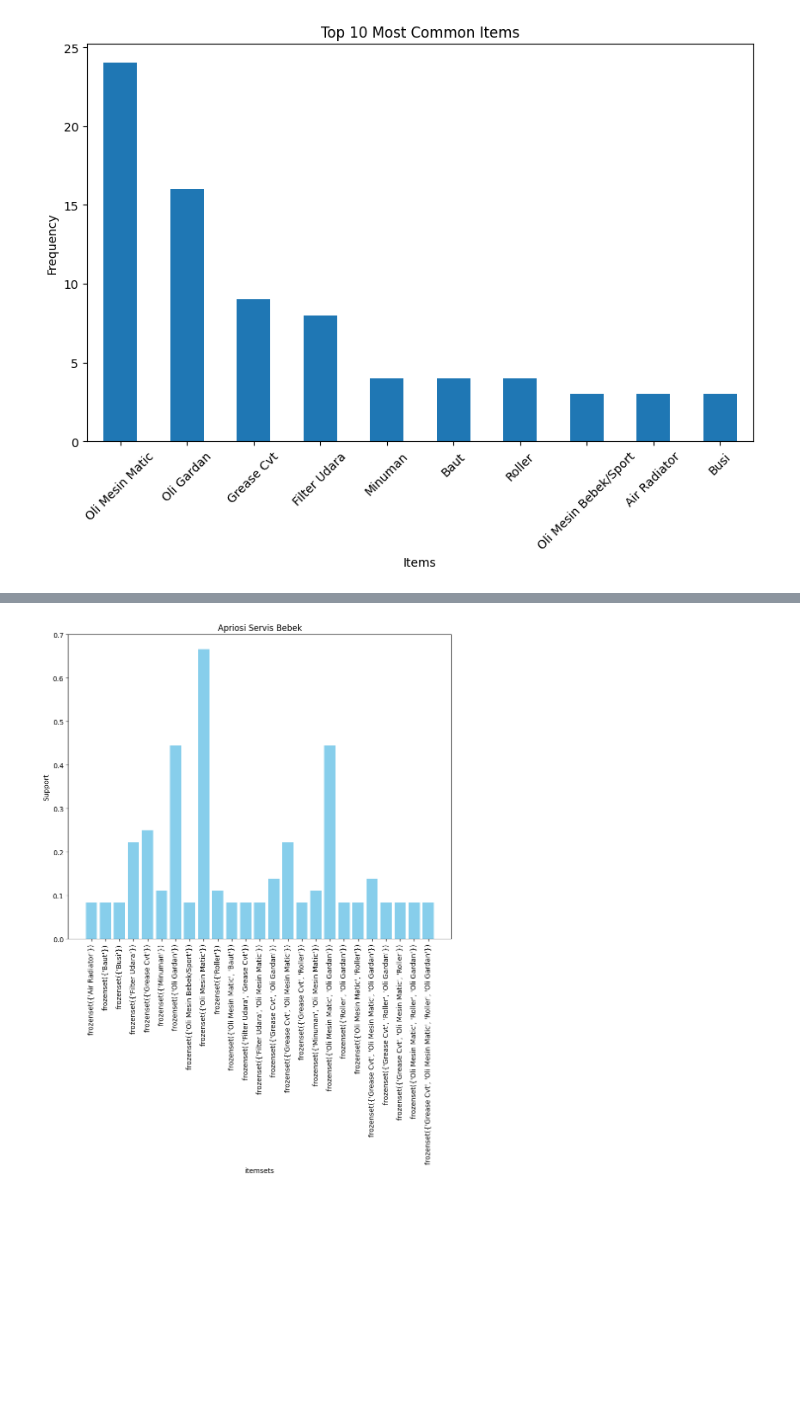
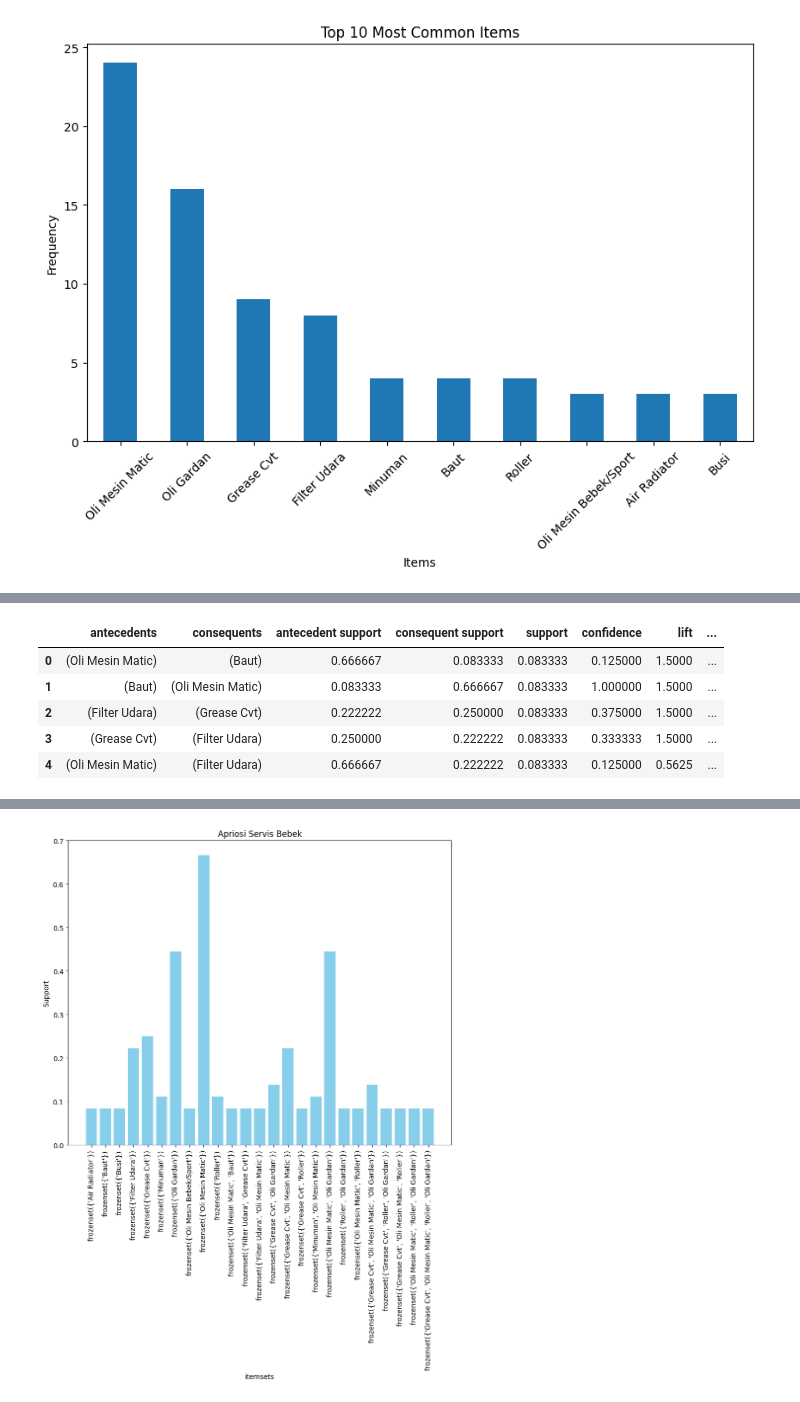
Before and after one commit to DhafinRA/Apriori, a Jupyter notebook: Apriori.ipynb, the cells around one changed output, grey strips where cells are left out. Saved outputs shown, nothing was run; the diff lists cells and outputs as text; code cells hidden in the pictures; blank space fills up the shorter version.

```diff
--- a/Apriori.ipynb
+++ b/Apriori.ipynb
@@ -165,0 +161,31 @@ print(frequent_itemsets)
+# %%
+# memasukkan Association Rules dengan menggunakan k-item 1
+ass_rules = association_rules(frequent_itemsets, metric='confidence', min_threshold=0.07, num_itemsets=1)
+ass_rules.head()
+
+# Antecedents
+# Item atau kelompok item yang menjadi kondisi awal dalam aturan asosiasi.
+# Misalnya, (Oli Mesin Matic) menunjukkan bahwa aturan dimulai dari pembelian "Oli Mesin Matic".
+
+# Consequents
+# Item atau kelompok item yang menjadi hasil dari aturan asosiasi.
+# Misalnya, (Baut) berarti "Baut" cenderung dibeli setelah "Oli Mesin Matic".
+
+# Support
+# Proporsi transaksi yang mengandung antecedents dan consequents secara bersamaan.
+# Misalnya, 0.083333 menunjukkan bahwa 8,33% transaksi mengandung "Oli Mesin Matic" dan "Baut".
+
+# Confidence
+# Probabilitas bahwa consequents terjadi jika antecedents terjadi.
+# Misalnya, 0.125000 menunjukkan bahwa jika "Oli Mesin Matic" dibeli, ada 12,5% kemungkinan "Baut" juga dibeli.
+
+# Lift
+# Rasio pengaruh aturan dibandingkan dengan kejadian independen. Lift > 1 menunjukkan hubungan positif antara antecedents dan consequents.
+# Misalnya, 1.500000 menunjukkan bahwa pembelian "Baut" lebih mungkin terjadi jika "Oli Mesin Matic" dibeli.
+# %% [output]
+|  | antecedents | consequents | antecedent support | consequent support | support | confidence | lift | ... |
+| 0 | (Oli Mesin Matic) | (Baut) | 0.666667 | 0.083333 | 0.083333 | 0.125000 | 1.5000 | ... |
+| 1 | (Baut) | (Oli Mesin Matic) | 0.083333 | 0.666667 | 0.083333 | 1.000000 | 1.5000 | ... |
+| 2 | (Filter Udara) | (Grease Cvt) | 0.222222 | 0.250000 | 0.083333 | 0.375000 | 1.5000 | ... |
+| 3 | (Grease Cvt) | (Filter Udara) | 0.250000 | 0.222222 | 0.083333 | 0.333333 | 1.5000 | ... |
+| 4 | (Oli Mesin Matic) | (Filter Udara) | 0.666667 | 0.222222 | 0.083333 | 0.125000 | 0.5625 | ... |
```
Also changed, not shown: parts of 8 cells of this notebook, 2 other files.
